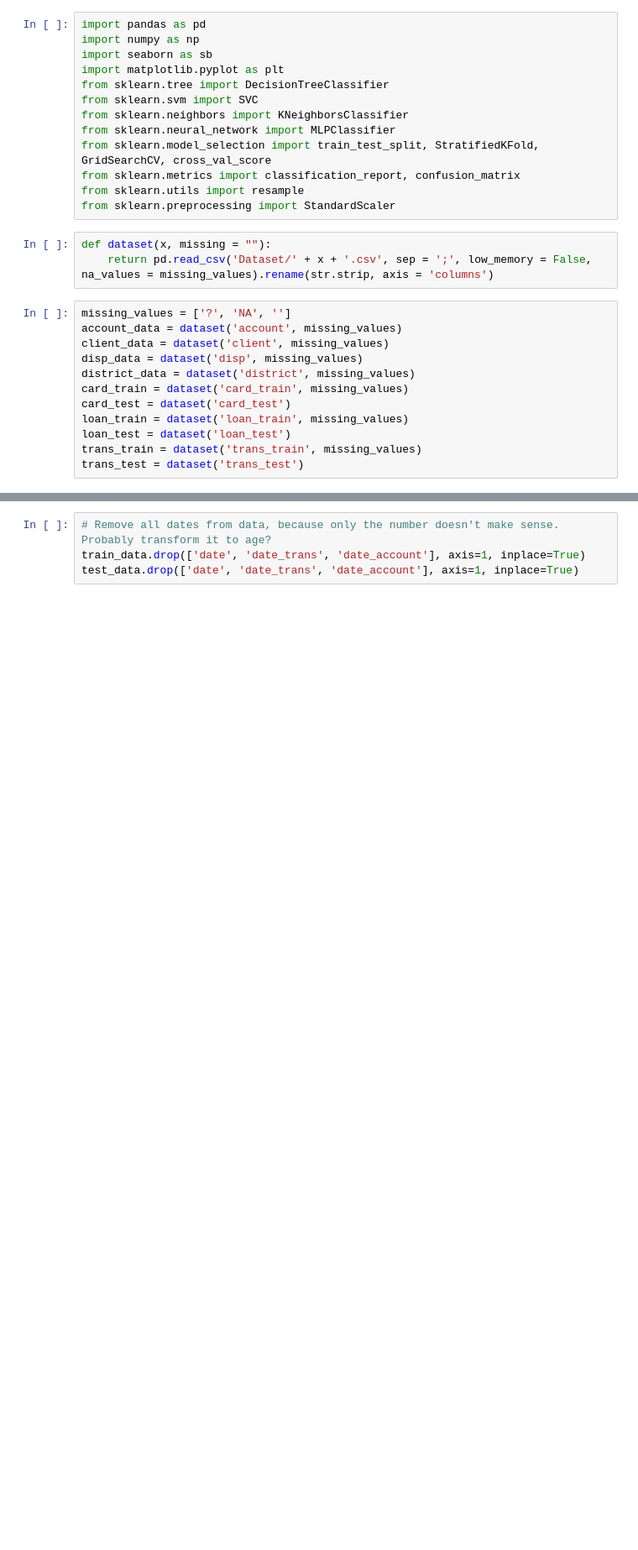
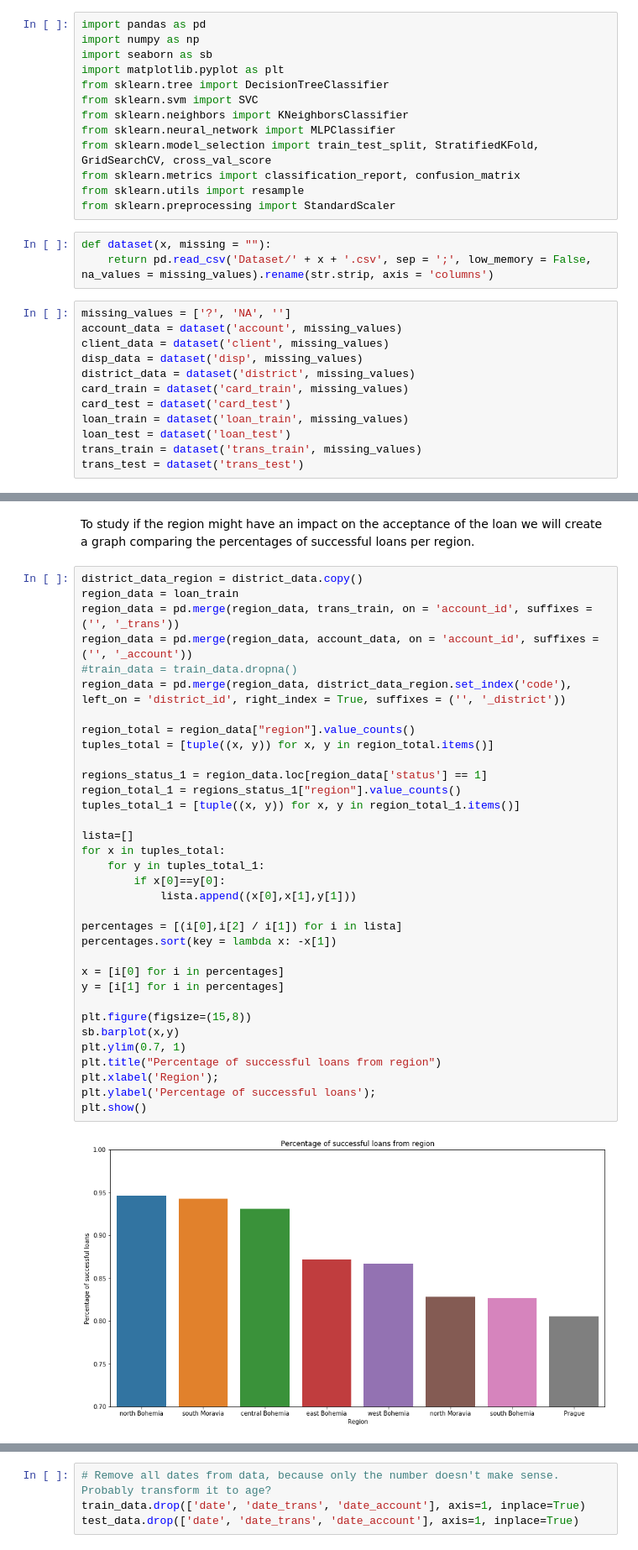
Before and after one commit to GustavoSena/AC-FEUP, a Jupyter notebook: LoadDataset.ipynb, the cells around one changed output, grey strips where cells are left out. Shown at 84% size. Saved outputs shown, nothing was run; the diff lists cells and outputs as text; blank space fills up the shorter version.

Commit message:
Auto stash before merge of "main" and "origin/main"

```diff
--- a/LoadDataset.ipynb
+++ b/LoadDataset.ipynb
@@ -54,0 +67,38 @@ trans_test = dataset('trans_test')
+# %% [markdown]
+To study if the region might have an impact on the acceptance of the loan we will create a graph comparing the percentages of successful loans per region.
+# %%
+district_data_region = district_data.copy()
+region_data = loan_train
+region_data = pd.merge(region_data, trans_train, on = 'account_id', suffixes = ('', '_trans'))
+region_data = pd.merge(region_data, account_data, on = 'account_id', suffixes = ('', '_account'))
+#train_data = train_data.dropna()
+region_data = pd.merge(region_data, district_data_region.set_index('code'), left_on = 'district_id', right_index = True, suffixes = ('', '_district'))
+
+region_total = region_data["region"].value_counts()
+tuples_total = [tuple((x, y)) for x, y in region_total.items()]
+
+regions_status_1 = region_data.loc[region_data['status'] == 1]
+region_total_1 = regions_status_1["region"].value_counts()
+tuples_total_1 = [tuple((x, y)) for x, y in region_total_1.items()]
+
+lista=[]
+for x in tuples_total:
+    for y in tuples_total_1:
+        if x[0]==y[0]:
+            lista.append((x[0],x[1],y[1]))
+
+percentages = [(i[0],i[2] / i[1]) for i in lista]
+percentages.sort(key = lambda x: -x[1])
+
+x = [i[0] for i in percentages]
+y = [i[1] for i in percentages]
+
+plt.figure(figsize=(15,8))
+sb.barplot(x,y)
+plt.ylim(0.7, 1)
+plt.title("Percentage of successful loans from region")
+plt.xlabel('Region');
+plt.ylabel('Percentage of successful loans');
+plt.show()
+# %% [output]
+[figure, added]
```
Also changed, not shown: parts of 65 cells of this notebook.
